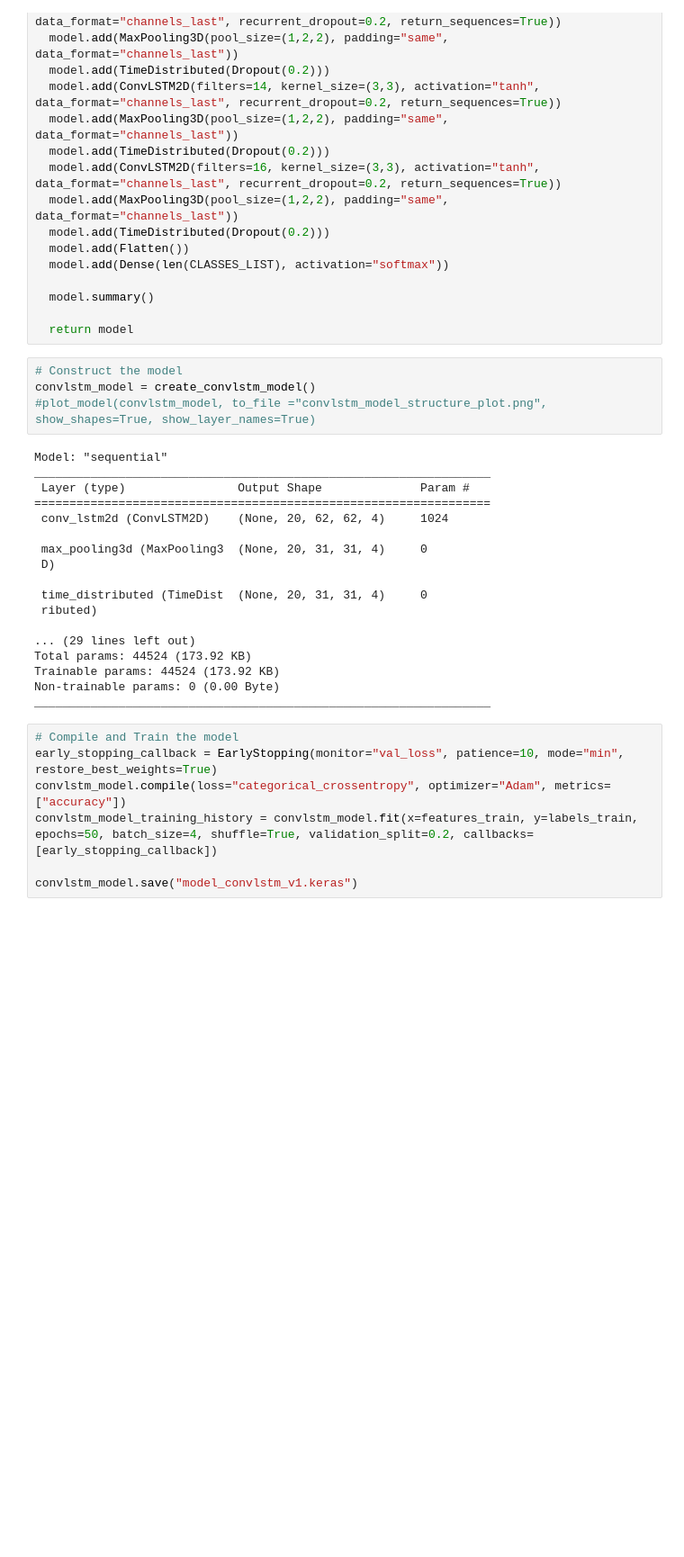
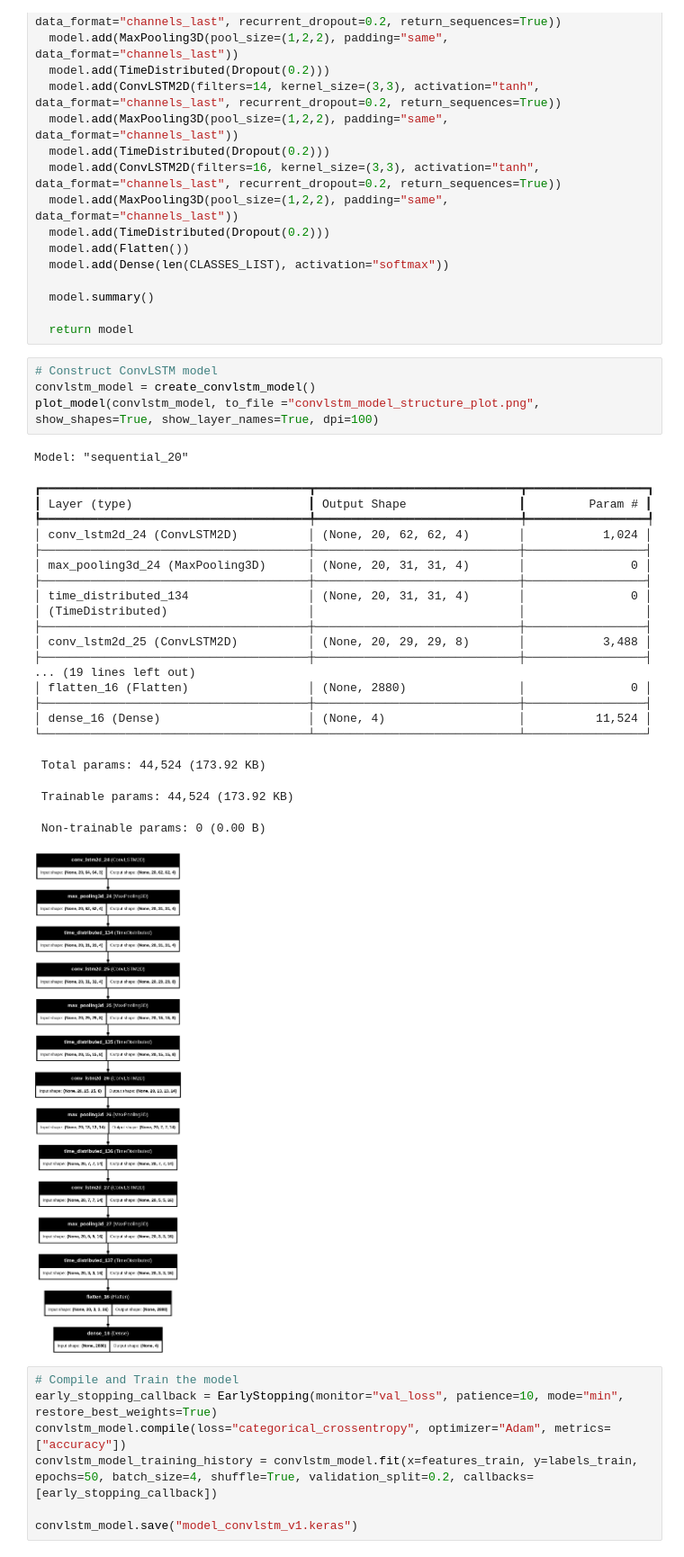
Before and after one commit to Parsa-Baniamerian/Activity_Recognition, a Jupyter notebook: Activity_Recognition.ipynb, the cells around one changed output. Shown at 90% size. Saved outputs shown, nothing was run; the diff lists cells and outputs as text; blank space fills up the shorter version.

```diff
--- a/Activity_Recognition.ipynb
+++ b/Activity_Recognition.ipynb
@@ -194,27 +194,32 @@ def create_convlstm_model():
 
   return model
 # %%
-# Construct the model
+# Construct ConvLSTM model
 convlstm_model = create_convlstm_model()
-#plot_model(convlstm_model, to_file ="convlstm_model_structure_plot.png", show_shapes=True, show_layer_names=True)
+plot_model(convlstm_model, to_file ="convlstm_model_structure_plot.png", show_shapes=True, show_layer_names=True, dpi=100)
 # %% [output]
-Model: "sequential"
-_________________________________________________________________
- Layer (type)                Output Shape              Param #
-=================================================================
- conv_lstm2d (ConvLSTM2D)    (None, 20, 62, 62, 4)     1024
-
- max_pooling3d (MaxPooling3  (None, 20, 31, 31, 4)     0
- D)
-
- time_distributed (TimeDist  (None, 20, 31, 31, 4)     0
- ributed)
-
-... (29 lines left out)
-Total params: 44524 (173.92 KB)
-Trainable params: 44524 (173.92 KB)
-Non-trainable params: 0 (0.00 Byte)
-_________________________________________________________________
+Model: "sequential_20"
+┏━━━━━━━━━━━━━━━━━━━━━━━━━━━━━━━━━━━━━━┳━━━━━━━━━━━━━━━━━━━━━━━━━━━━━┳━━━━━━━━━━━━━━━━━┓
+┃ Layer (type)                         ┃ Output Shape                ┃         Param # ┃
+┡━━━━━━━━━━━━━━━━━━━━━━━━━━━━━━━━━━━━━━╇━━━━━━━━━━━━━━━━━━━━━━━━━━━━━╇━━━━━━━━━━━━━━━━━┩
+│ conv_lstm2d_24 (ConvLSTM2D)          │ (None, 20, 62, 62, 4)       │           1,024 │
+├──────────────────────────────────────┼─────────────────────────────┼─────────────────┤
+│ max_pooling3d_24 (MaxPooling3D)      │ (None, 20, 31, 31, 4)       │               0 │
+├──────────────────────────────────────┼─────────────────────────────┼─────────────────┤
+│ time_distributed_134                 │ (None, 20, 31, 31, 4)       │               0 │
+│ (TimeDistributed)                    │                             │                 │
+├──────────────────────────────────────┼─────────────────────────────┼─────────────────┤
+│ conv_lstm2d_25 (ConvLSTM2D)          │ (None, 20, 29, 29, 8)       │           3,488 │
+├──────────────────────────────────────┼─────────────────────────────┼─────────────────┤
+... (19 lines left out)
+│ flatten_16 (Flatten)                 │ (None, 2880)                │               0 │
+├──────────────────────────────────────┼─────────────────────────────┼─────────────────┤
+│ dense_16 (Dense)                     │ (None, 4)                   │          11,524 │
+└──────────────────────────────────────┴─────────────────────────────┴─────────────────┘
+ Total params: 44,524 (173.92 KB)
+ Trainable params: 44,524 (173.92 KB)
+ Non-trainable params: 0 (0.00 B)
+[figure, added]
 # %%
 # Compile and Train the model
 early_stopping_callback = EarlyStopping(monitor="val_loss", patience=10, mode="min", restore_best_weights=True)
```
Also changed, not shown: parts of 4 cells of this notebook.
